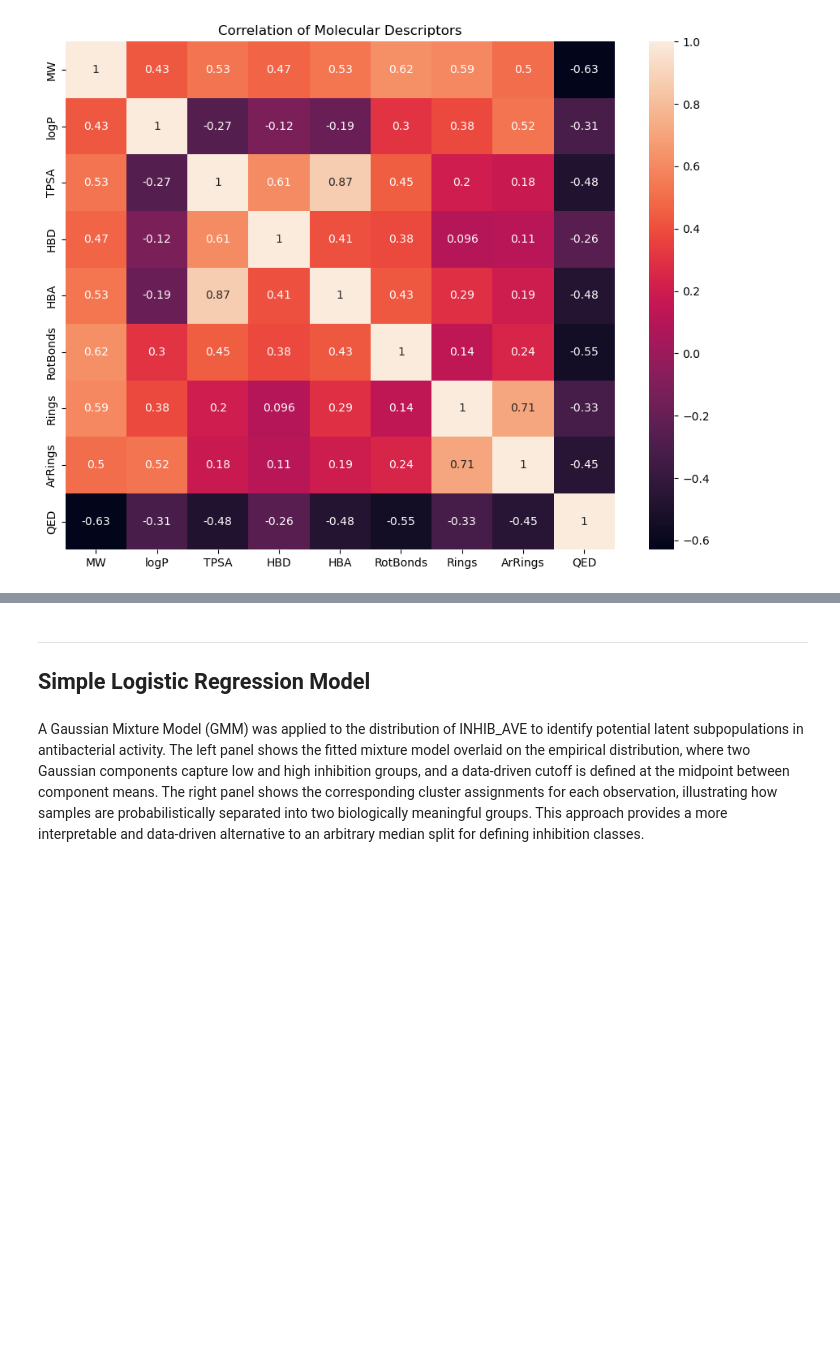
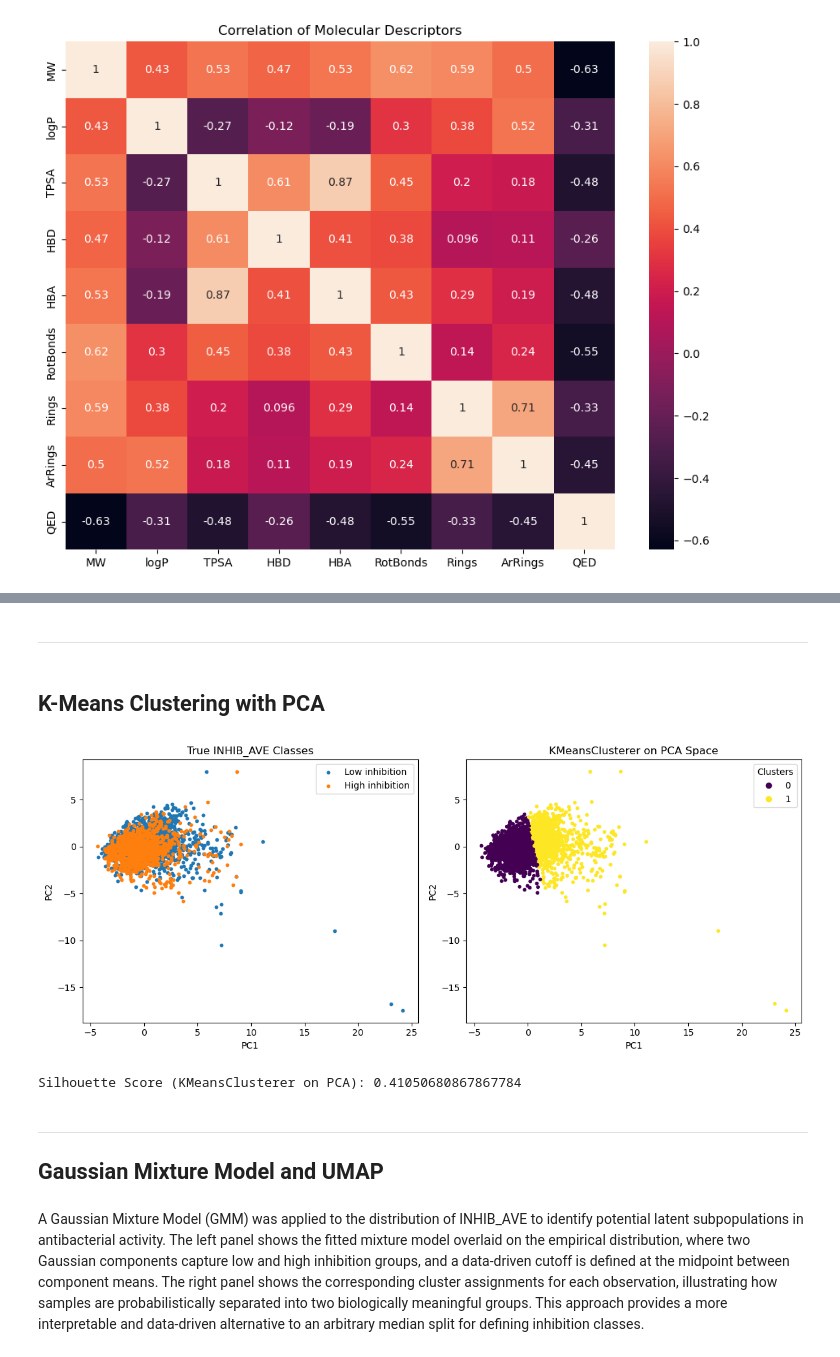
Before and after one commit to dw1229/chem277a-final-ecoli-inhibition-ml, a Jupyter notebook: ecoli_inhibition_ml.ipynb, the cells around one changed output, grey strips where cells are left out. Cells and saved outputs as stored; diff of their text form; code cells hidden in the pictures; blank space fills up the shorter version.

```diff
--- a/ecoli_inhibition_ml.ipynb
+++ b/ecoli_inhibition_ml.ipynb
@@ -521,6 +598,81 @@ plt.show()
+# %% [markdown]
+---------
+# %% [markdown]
+## K-Means Clustering with PCA
+# %%
+# PCA
+X_np = X_train_scaled.to_numpy()
+
+pca = PCA(n_components=2)
+X_pca = pca.fit_transform(X_np)
+
+# binary inhibition labels
+threshold = y_train.quantile(0.7)
+y_train_class = (y_train > threshold).astype(int)
+
+# KMeansClusterer (NLTK)
+dist = distance_metric(type_metric.EUCLIDEAN)
+
+km_model = KMeansClusterer(
+    2,
+    distance=dist,
+    repeats=25,
+    avoid_empty_clusters=True
+)
+
+kmeans_labels = km_model.cluster(X_pca, assign_clusters=True)
+
+# figure
+fig, axes = plt.subplots(1, 2, figsize=(12,5))
+
+# --- LEFT: true classes ---
+axes[0].scatter(
+    X_pca[y_train_class == 0, 0],
+    X_pca[y_train_class == 0, 1],
+    s=10,
+    label="Low inhibition"
+)
+
+axes[0].scatter(
+    X_pca[y_train_class == 1, 0],
+    X_pca[y_train_class == 1, 1],
+    s=10,
+    label="High inhibition"
+)
+
+axes[0].set_title("True INHIB_AVE Classes")
+axes[0].set_xlabel("PC1")
+axes[0].set_ylabel("PC2")
+axes[0].legend()
+
+# --- RIGHT: KMeansClusterer clusters ---
+scatter = axes[1].scatter(
+    X_pca[:, 0],
+    X_pca[:, 1],
+    c=kmeans_labels,
+    cmap='viridis',
+    s=10
+)
+
+axes[1].set_title("KMeansClusterer on PCA Space")
+axes[1].set_xlabel("PC1")
+axes[1].set_ylabel("PC2")
+
+axes[1].legend(*scatter.legend_elements(), title="Clusters")
+
+plt.tight_layout()
+plt.show()
+# %% [output]
+[figure, added]
+# %%
+score = silhouette_score(X_pca, kmeans_labels)
+
+print("Silhouette Score (KMeansClusterer on PCA):", score)
+# %% [output]
+Silhouette Score (KMeansClusterer on PCA): 0.41050680867867784
 # %% [markdown]
 ----------------------------
-## Simple Logistic Regression Model
+## Gaussian Mixture Model and UMAP
 # %% [markdown]
 A Gaussian Mixture Model (GMM) was applied to the distribution of INHIB_AVE to identify potential latent subpopulations in antibacterial activity. The left panel shows the fitted mixture model overlaid on the empirical distribution, where two Gaussian components capture low and high inhibition groups, and a data-driven cutoff is defined at the midpoint between component means. The right panel shows the corresponding cluster assignments for each observation, illustrating how samples are probabilistically separated into two biologically meaningful groups. This approach provides a more interpretable and data-driven alternative to an arbitrary median split for defining inhibition classes.
 # %%
```
Also changed, not shown: parts of 14 cells of this notebook.
